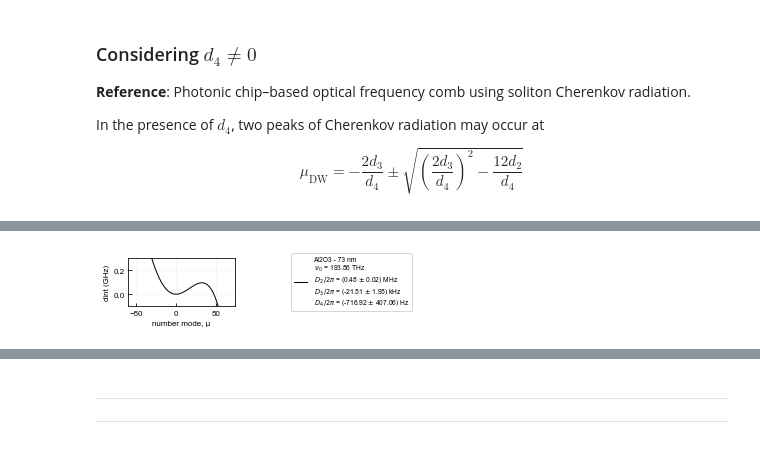
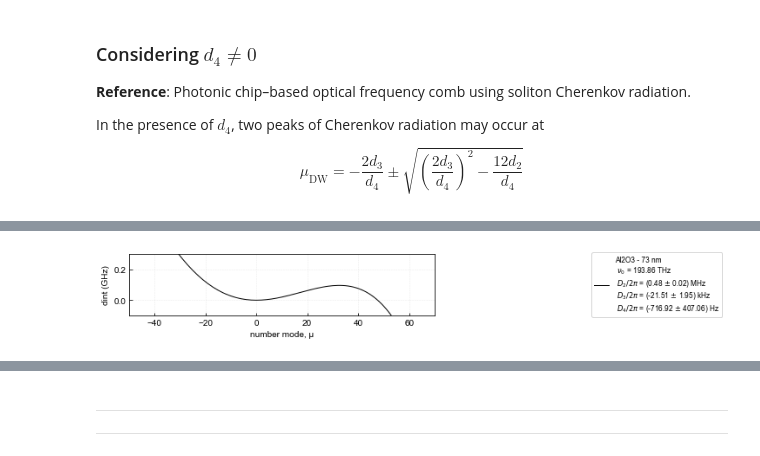
Before and after one commit to marvync/PhD-jupyter-notebooks, a Jupyter notebook: Cherenkov radiation.ipynb, the cells around one changed output, grey strips where cells are left out. Drawn from its saved outputs; the diff is of its cells as text; code cells hidden in the pictures.

```diff
--- a/Cherenkov radiation.ipynb
+++ b/Cherenkov radiation.ipynb
@@ -150,31 +170,32 @@ freq_comb[idx_μdw]
 # %%
-plt.figure(figsize=cm2inch(4.85,2.25))
+plt.figure(figsize=cm2inch(16, 3.35))
 
 legenda = 'Al2O3 - 73 nm \n' + \
         r' $\nu_0$ = {:.2f} THz'.format(f0) + '\n' \
         r' $D_2/2\pi$ = ({:.2f} $\pm$ {:.2f}) MHz'.format(1e6*dfit[2], 1e6*np.sqrt(dcov[2,2])) + '\n' \
         r' $D_3/2\pi$ = ({:.2f} $\pm$ {:.2f}) kHz'.format(1e9*dfit[3], 1e9*np.sqrt(dcov[3,3])) + '\n' +\
         r' $D_4/2\pi$ = ({:.2f} $\pm$ {:.2f}) Hz'.format(1e12*dfit[4], 1e12*np.sqrt(dcov[4,4]))
 
 # plt.scatter(dint['ν (THz)'], 1e3*(dint['Δν (THz)']-ν_μ(dint['μ'],*[dfit[0], dfit[1], 0, 0, 0])), c='w', s=10, lw=0.5, edgecolors='SandyBrown') # 'SandyBrown'
 plt.plot(μ_vec, 1e3*ν_μ(μ_vec, *[0, 0, dfit[2], dfit[3], dfit[4]]), c='k', lw=1, label=legenda)
 # plt.hlines(0, min(f0+ν_μ(μ_vec, *dfit)), max(f0+ν_μ(μ_vec, *dfit)), ls='--', lw=0.8)
 # plt.vlines(x=f0, ymin=ymin, ymax=ymax, ls='--', lw=0.8)
 
 # plt.xlim(xmin, xmax)
+plt.xlim(-50,70)
 # plt.xticks([185, 197, 210])
 plt.ylim(ymin, ymax)
 plt.yticks([0, 0.2])
 plt.xlabel('number mode, μ')
 plt.ylabel('dint (GHz)')
 plt.legend(loc='center left', bbox_to_anchor=(1.5, 0.5), frameon=True, fontsize='small')
 plt.grid(True)
 
-# plt.savefig('Dispersion-73nm-alumina-extrapolating-mode-number.svg', bbox_inches='tight')
+plt.savefig('Figures/'+'Dispersion-73nm_Big-OFCombs_mu.svg', bbox_inches='tight')
 
 plt.show()
 # %% [output]
-[figure, old version]
+[figure, new version]
 # %%
 posmax, maxtab, posmin, mintab = mlt.peakdet(ofc['Power (dBm)'].values, 4)
 
```
Also changed, not shown: parts of 13 cells of this notebook, 14 other files.
